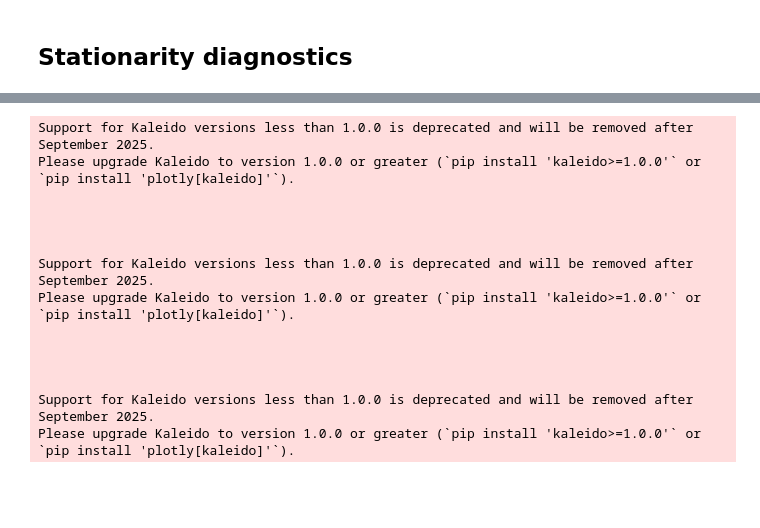
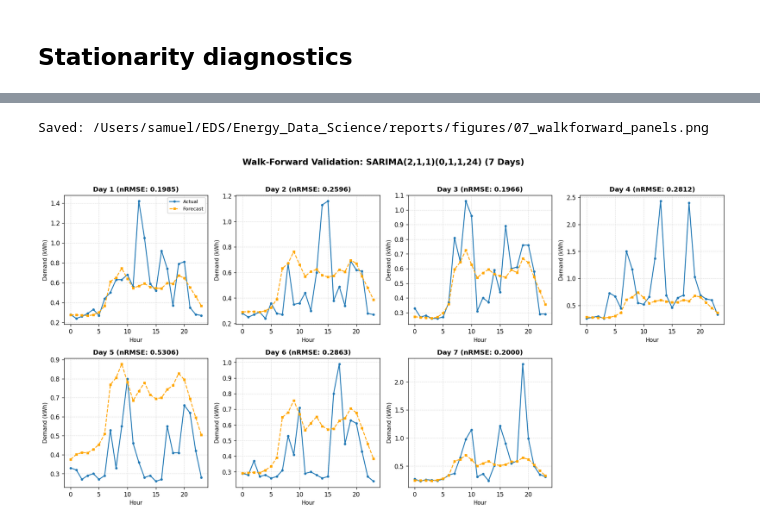
Before and after one commit to samuel29102002/Energy_Data_Science, a Jupyter notebook: notebooks/07_stats_models_ARMA.ipynb, the cells around one changed output, grey strips where cells are left out. Saved outputs shown, nothing was run; the diff lists cells and outputs as text; code cells hidden in the pictures; blank space fills up the shorter version.

```diff
--- a/notebooks/07_stats_models_ARMA.ipynb
+++ b/notebooks/07_stats_models_ARMA.ipynb
@@ -263,11 +346,14 @@ for candidate in MODEL_CANDIDATES:
         seasonal_order=candidate["seasonal_order"],
     )
     if wf_pred.empty or wf_metrics.empty:
+        print(f"  ⚠️ Walk-forward failed for {candidate['name']}")
         continue
     wf_pred["model_name"] = candidate["name"]
     wf_metrics["model_name"] = candidate["name"]
     walkforward_predictions_list.append(wf_pred)
     walkforward_metrics_list.append(wf_metrics)
+    avg_nrmse = wf_metrics['nRMSE'].mean()
+    print(f"  ✓ Average nRMSE: {avg_nrmse:.4f}")
 
 # Concatenate results
 if walkforward_predictions_list:
@@ -284,7 +370,8 @@ else:
 walkforward_predictions_df.to_csv(TABLE_PATH / "walkforward_predictions.csv", index=False)
 walkforward_metrics_df.to_csv(TABLE_PATH / "walkforward_per_day_metrics.csv", index=False)
 
-# Display the first few rows of the metrics
-display(walkforward_metrics_df.head())
+# Display per-day metrics
+print("\n📊 Walk-Forward Per-Day Metrics:")
+display(walkforward_metrics_df)
 # %% [output]
 Running walk-forward validation for ARIMA(2,1,2)...
@@ -381,21 +442,53 @@ Please upgrade Kaleido to version 1.0.0 or greater (`pip install 'kaleido>=1.0.0
 # %%
+# ─────────────────────────────────────────────────────────────────────────────
+# Figure 2: Walk-Forward Validation Panels (7 Days)
+# ─────────────────────────────────────────────────────────────────────────────
 best_wf = walkforward_predictions_df[walkforward_predictions_df["model_name"] == best_model_name]
-fig_walkforward = plot_walkforward_panels(best_wf, style="academic")
-save_figure(fig_walkforward, "stats_walkforward_panels", width=1400, height=900)
-fig_walkforward
+n_days = best_wf['day_idx'].nunique()
+
+if n_days > 0:
+    fig, axes = plt.subplots(2, 4, figsize=(16, 8))
+    axes = axes.flatten()
+
+    for i, day_idx in enumerate(sorted(best_wf['day_idx'].unique())):
+        if i >= 7:
+            break
+        day_data = best_wf[best_wf['day_idx'] == day_idx]
+        day_metrics = walkforward_metrics_df[
+            (walkforward_metrics_df['day_idx'] == day_idx) &
+            (walkforward_metrics_df['model_name'] == best_model_name)
+        ]
+
+        ax = axes[i]
+        hours = range(len(day_data))
+        ax.plot(hours, day_data['y_true'].values, color=COLORS['actual'],
+                linewidth=1.5, label='Actual', marker='o', markersize=3)
+        ax.plot(hours, day_data['y_pred'].values, color=COLORS['sarima1'],
+                linewidth=1.5, label='Forecast', linestyle='--', marker='s', markersize=3)
+
+        if not day_metrics.empty:
+            nrmse = day_metrics['nRMSE'].values[0]
+            ax.set_title(f'Day {day_idx} (nRMSE: {nrmse:.4f})', fontsize=11)
+        else:
+            ax.set_title(f'Day {day_idx}', fontsize=11)
+
+        ax.set_xlabel('Hour', fontsize=9)
+        ax.set_ylabel('Demand (kWh)', fontsize=9)
+        if i == 0:
+            ax.legend(fontsize=8, loc='upper right')
+
+    # Hide the 8th subplot if only 7 days
+    if n_days < 8:
+        axes[7].axis('off')
+
+    fig.suptitle(f'Walk-Forward Validation: {best_model_name} (7 Days)',
+                 fontsize=14, fontweight='semibold', y=1.02)
+    plt.tight_layout()
+    save_figure(fig, "07_walkforward_panels")
+    plt.show()
+else:
+    print("No walk-forward predictions available for visualization.")
 # %% [output]
-Support for Kaleido versions less than 1.0.0 is deprecated and will be removed after September 2025.
-Please upgrade Kaleido to version 1.0.0 or greater (`pip install 'kaleido>=1.0.0'` or `pip install 'plotly[kaleido]'`).
-
-
-
-
-Support for Kaleido versions less than 1.0.0 is deprecated and will be removed after September 2025.
-Please upgrade Kaleido to version 1.0.0 or greater (`pip install 'kaleido>=1.0.0'` or `pip install 'plotly[kaleido]'`).
-
-
-
-
-Support for Kaleido versions less than 1.0.0 is deprecated and will be removed after September 2025.
-Please upgrade Kaleido to version 1.0.0 or greater (`pip install 'kaleido>=1.0.0'` or `pip install 'plotly[kaleido]'`).
+Saved: /Users/samuel/EDS/Energy_Data_Science/reports/figures/07_walkforward_panels.png
+[figure, added]
 # %%
```
Also changed, not shown: parts of 17 cells of this notebook, 20 other files.
